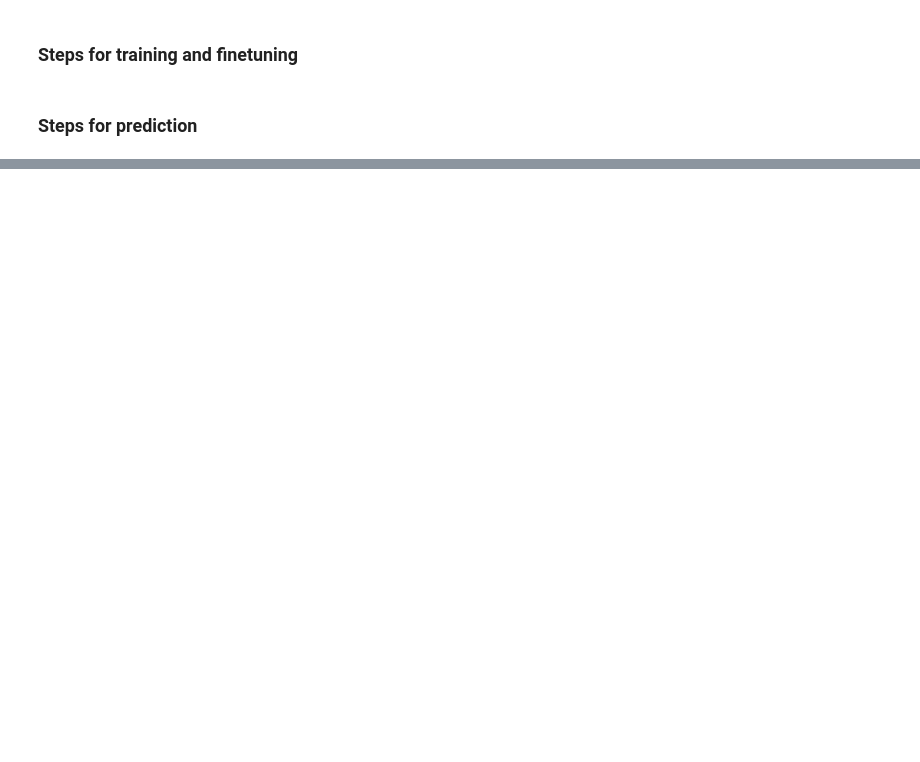
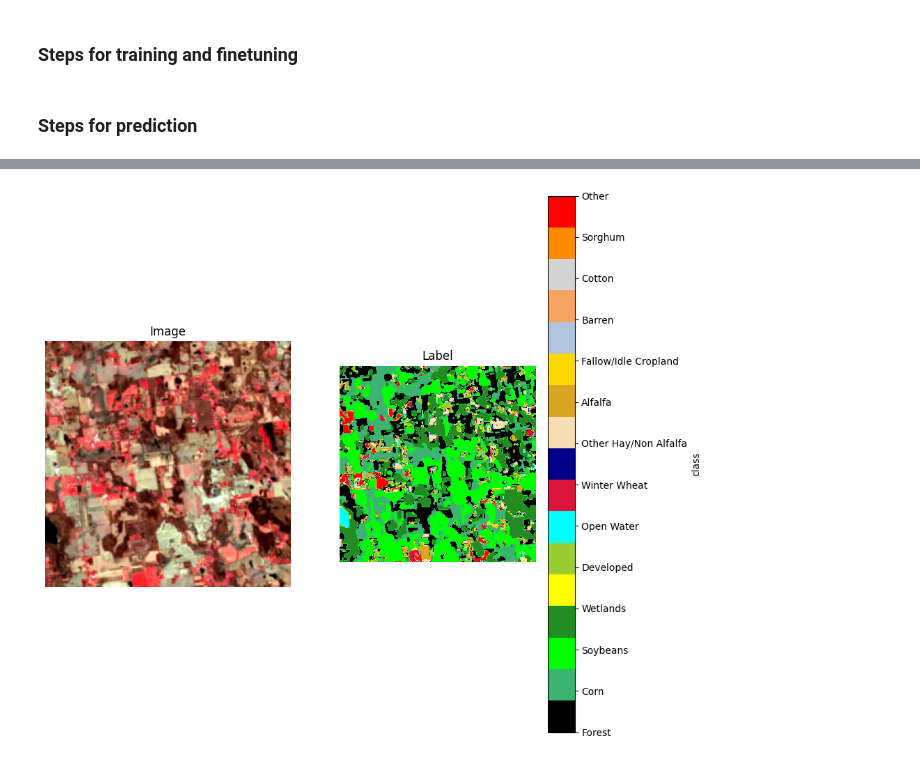
Before and after one commit to ClarkCGA/multi-temporal-crop-classification-baseline, a Jupyter notebook: notebooks/main.ipynb, the cells around one changed output, grey strips where cells are left out. Drawn from its saved outputs; the diff is of its cells as text; code cells hidden in the pictures; blank space fills up the shorter version.

```diff
--- a/notebooks/main.ipynb
+++ b/notebooks/main.ipynb
@@ -77,7 +77,7 @@ config = {
     },
     # DataLoader
     "train_BatchSize": 10,
-    "val_test_BatchSize": 1,
+    "val_test_BatchSize": 3,
     # Model initialization params
     "n_classes": 17,
     "input_channels": 18,
@@ -282,0 +421,6 @@ images, img_ids, img_metas = next(iter(test_loader))
+# %%
+image_path = "/home/data/chips_filtered/chip_140_494_merged.tif"
+label_path = "/home/workdir/output2/hardened_prob/crisp_id_140_494.tif"
+plot_image_and_label(image_path, label_path, band_composite=(4,3,2), stretch="linear", class_mapping=config["class_mapping"])
+# %% [output]
+[figure, added]
```
Also changed, not shown: parts of 16 cells of this notebook, 4 other files.
